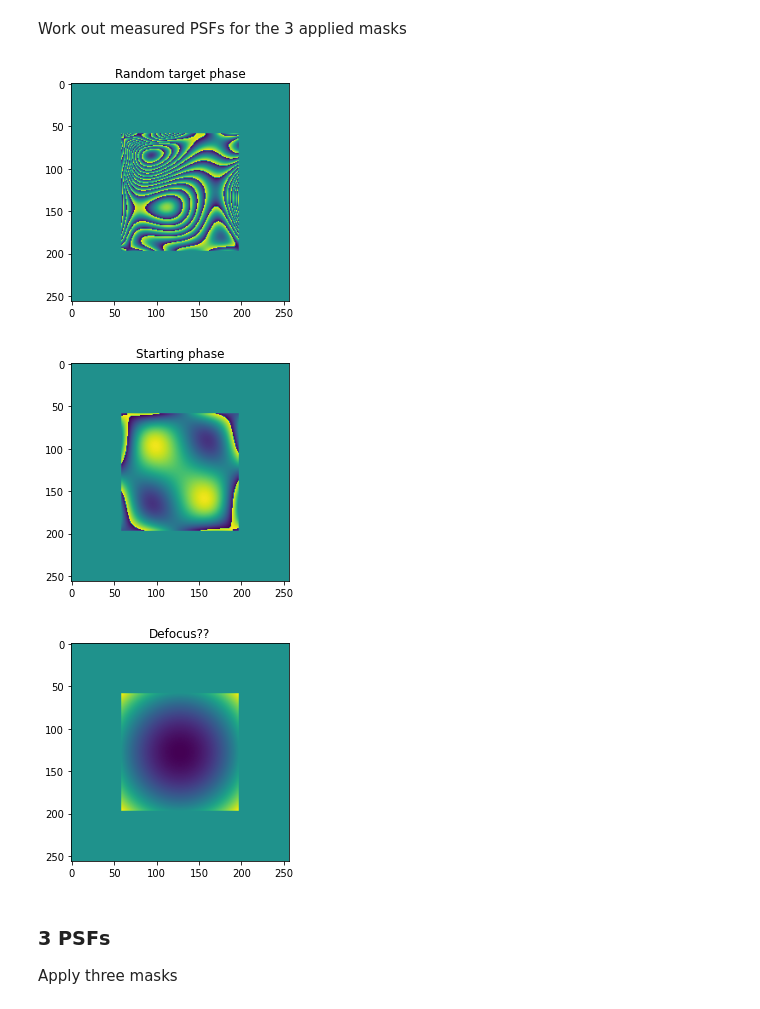
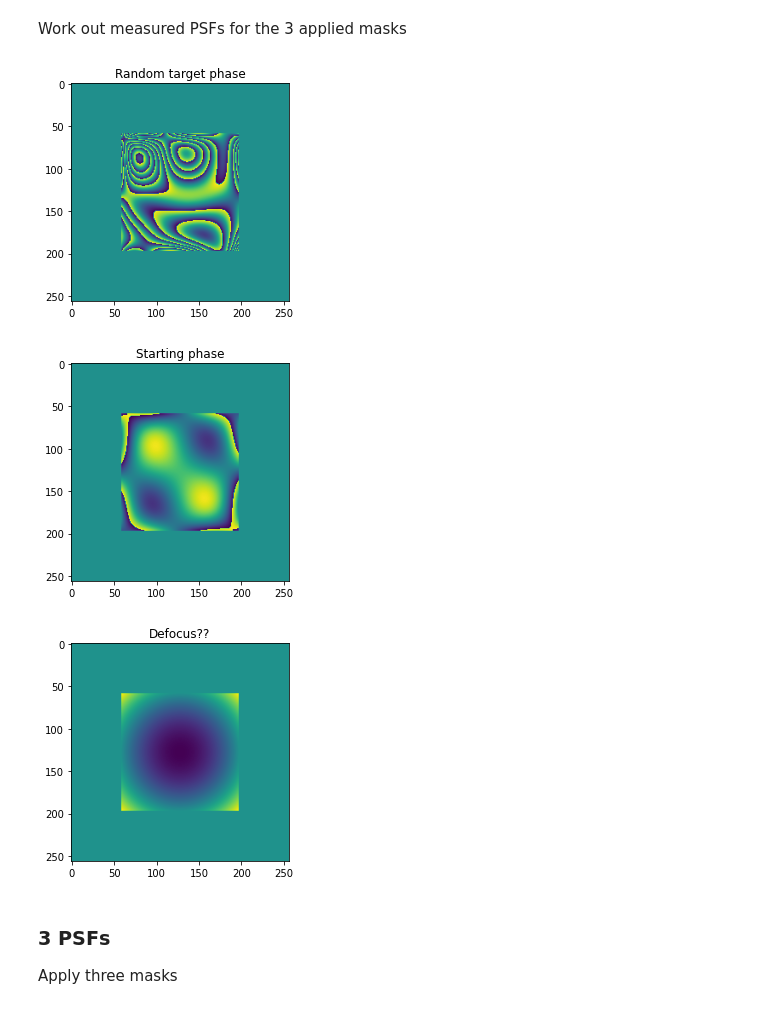
Before and after one commit to imperial-photonics/HexSimInstrument, a Jupyter notebook: R11SLM_correction_simulation_Chebyshev.ipynb, the cells around one changed output. Saved outputs shown, nothing was run; the diff lists cells and outputs as text; code cells hidden in the pictures.

```diff
--- a/R11SLM_correction_simulation_Chebyshev.ipynb
+++ b/R11SLM_correction_simulation_Chebyshev.ipynb
@@ -168,7 +168,7 @@ Create a random image with low spatial frequency content for aberration to be me
 c = xp.random.rand(n_c, n_c) - 0.5
 ri = np.polynomial.chebyshev.chebval2d(x, y, c) * circ
 rms = xp.std(ri)
-RMS = 10
+RMS = 5
 ri *= RMS / rms
 
 ri2 = (-18 * ch[1, 1] + 5 * ch[2, 2] - 7 * ch[3, 1] + 11 * ch[3, 3]) * circ / 4  # starting random input phase
@@ -177,35 +177,36 @@ Work out measured PSFs for the 3 applied masks
 # %%
 plt.figure(100)
 if xp == cp:
     plt.imshow((xp.angle(xp.exp(1j * ri))).get())
 else:
     plt.imshow(xp.angle(xp.exp(1j * ri)))
 plt.title('Random target phase')
 
 sumc = xp.sum(circ)
 piston = xp.sum(xp.sum(ri * circ)) / sumc
 diff = (ri-piston) * circ
 rms = xp.sqrt(xp.sum(diff ** 2) / sumc)
 
 plt.figure(101)
 if xp == cp:
     plt.imshow(xp.angle(xp.exp(1j*ri2)).get())
 else:
     plt.imshow(xp.angle(xp.exp(1j*ri2)))
 plt.title('Starting phase')
 
 plt.figure(102)
 defocus = 5 * (ch[0, 2] + ch[2, 0])
-bias = [10 * (ch[0, 2] + ch[2, 0]), 40 * ch[1, 1], -10 * (ch[0, 2] + ch[2, 0])]
+# bias = [10 * (ch[0, 2] - ch[2, 0]), 40 * ch[1, 1], -10 * (ch[0, 2] - ch[2, 0])]
+bias = [40 * ch[1, 1], 0 * ch[1, 1], -40 * ch[1, 1]]
 if xp == cp:
     plt.imshow(defocus.get())
 else:
     plt.imshow(defocus)
 plt.title('Defocus??')
 
 ampl = circ * xp.exp(-((x - 0.25) ** 2 + 2 * y ** 2) / 2 / 1 ** 2)  # funny gaussian illumination to simulate a laser beam scenario; sigma=1
 # %% [output]
-[figure, old version]
+[figure, new version]
 [figure]
 [figure]
 # %%
```
Also changed, not shown: parts of 8 cells of this notebook.
